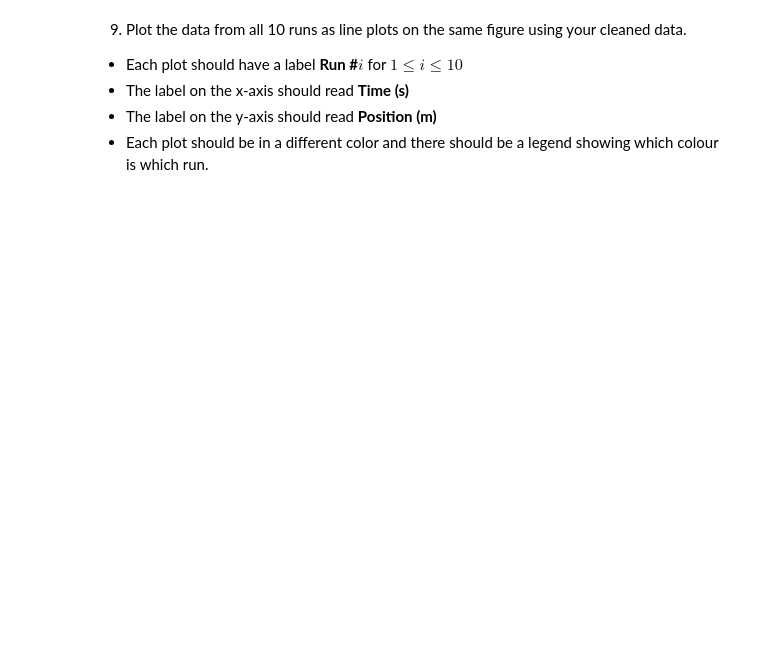
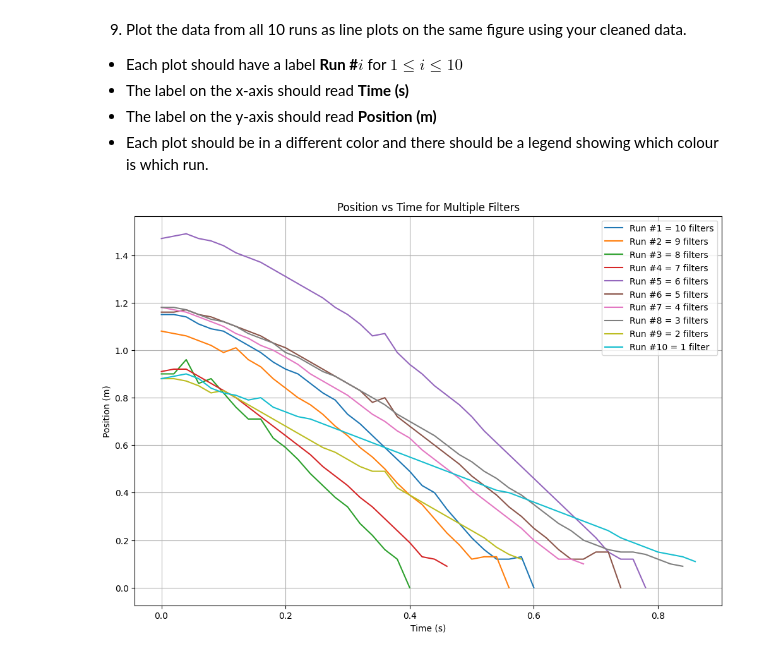
Before and after one commit to Alt-F17/SF2-Assignments-and-Submissions, a Jupyter notebook: ASSIGNMENTS/Assignment 1 - Mechanics Drop Test/assign1.ipynb, the cells around one changed output. Cells and saved outputs as stored; diff of their text form; code cells hidden in the pictures; blank space fills up the shorter version.

```diff
--- a/ASSIGNMENTS/Assignment 1 - Mechanics Drop Test/assign1.ipynb
+++ b/ASSIGNMENTS/Assignment 1 - Mechanics Drop Test/assign1.ipynb
@@ -158,3 +195,5 @@ Note that you should automate the process of plotting the 10 graphs.
 3. Display the content of the DataFrame to the screen
 # %%
 # Your code for steps 1 and 2 go here:
+df = pd.read_csv('10 filters to 1 filter Data.csv')
+df
@@ -170,0 +222,11 @@ Note that this process should be automated.
+# %%
+# Your code for steps 3 and 4 go here:
+times = []
+pos = []
+for i in range (1,11):
+    times.append(f'Time (s) Run #{i}')
+    pos.append(f'Position (m) Run #{i}')
+
+data_df = df[times + pos]
+data_df.dropna() # NOTE: HELP
+data_df
@@ -188,0 +307,17 @@ Note that you should clean your data for each of the 10 runs and you should auto
+# %%
+plt.figure(figsize=(12, 8))
+
+# Plot each run s.t. start time is 0
+for i in range(1, 11):
+    data = clean_df[[f'Time (s) Run #{i}', f'Position (m) Run #{i}']].dropna()
+    shifted_time = data[f'Time (s) Run #{i}'] - data[f'Time (s) Run #{i}'].min()
+    plt.plot(shifted_time, data[f'Position (m) Run #{i}'], label=f'Run #{i} = {11-i} filter{"" if i==10 else "s"}')
+
+plt.xlabel('Time (s)')
+plt.ylabel('Position (m)')
+plt.title('Position vs Time for Multiple Filters')
+plt.legend()
+plt.grid(True)
+plt.show()
+# %% [output]
+[figure, added]
```
Also changed, not shown: parts of 10 cells of this notebook, 5 other files.
